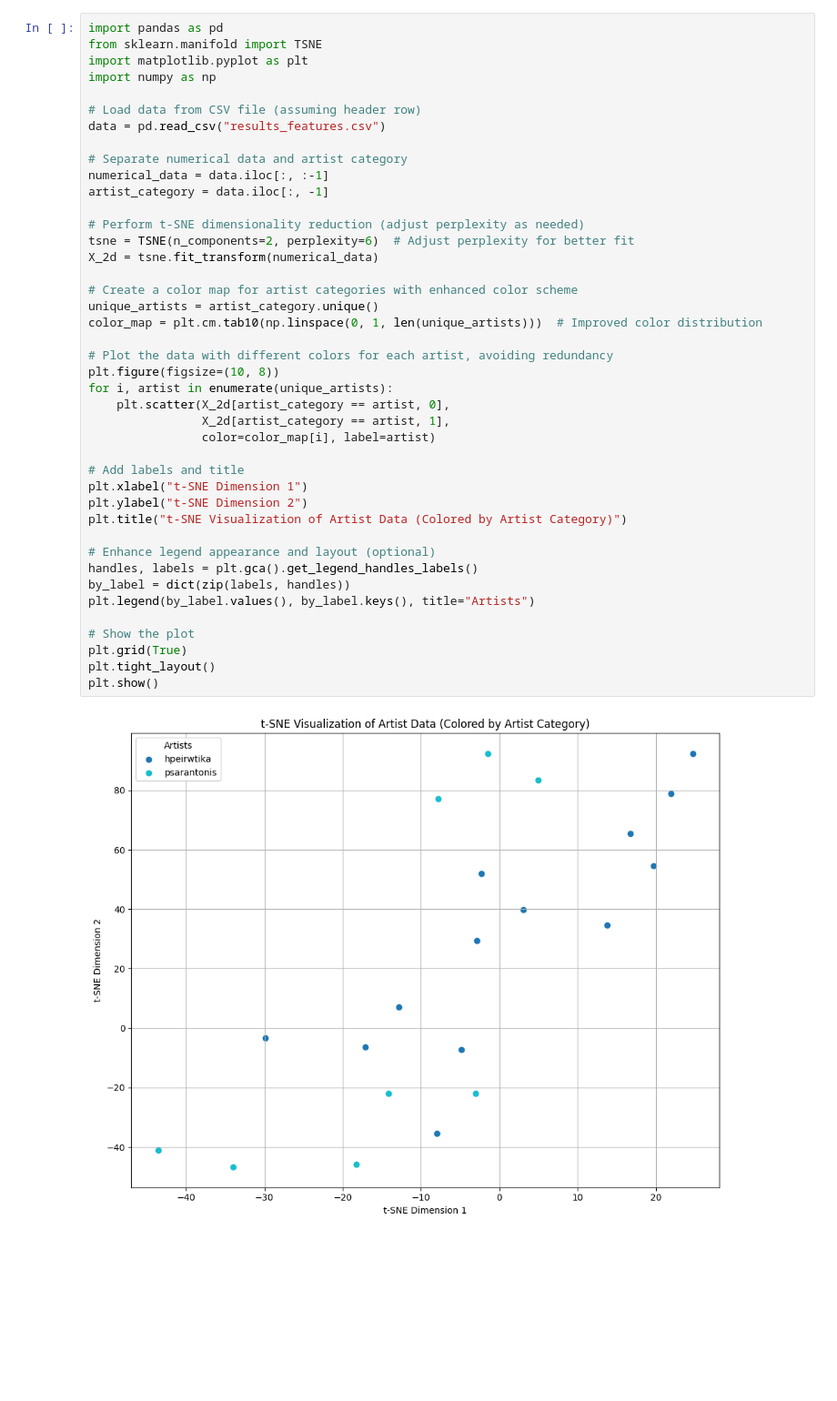
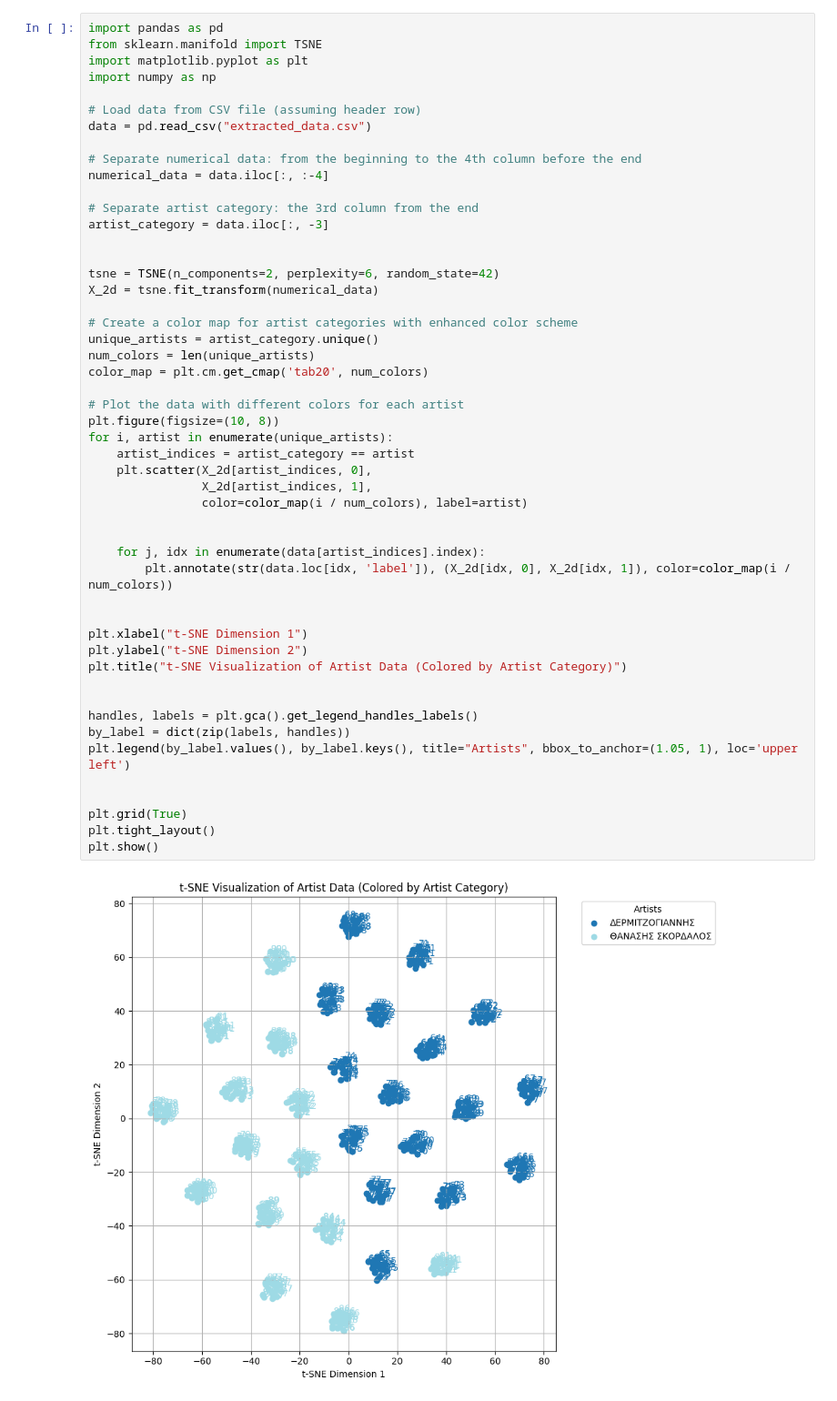
Before and after one commit to DimitrisDalis1/NTALIS-DIMITRIOS-THESIS-on-music-data-analysis, a Jupyter notebook: SCRIPTS/TSNE-audio_analysis.ipynb, the cells around one changed output. Shown at 91% size. Saved outputs shown, nothing was run; the diff lists cells and outputs as text; blank space fills up the shorter version.

```diff
--- a/SCRIPTS/TSNE-audio_analysis.ipynb
+++ b/SCRIPTS/TSNE-audio_analysis.ipynb
@@ -1,44 +1,52 @@
 # %%
 import pandas as pd
 from sklearn.manifold import TSNE
 import matplotlib.pyplot as plt
 import numpy as np
 
 # Load data from CSV file (assuming header row)
-data = pd.read_csv("results_features.csv")
+data = pd.read_csv("extracted_data.csv")
 
-# Separate numerical data and artist category
-numerical_data = data.iloc[:, :-1]
-artist_category = data.iloc[:, -1]
+# Separate numerical data: from the beginning to the 4th column before the end
+numerical_data = data.iloc[:, :-4]
 
-# Perform t-SNE dimensionality reduction (adjust perplexity as needed)
-tsne = TSNE(n_components=2, perplexity=6)  # Adjust perplexity for better fit
+# Separate artist category: the 3rd column from the end
+artist_category = data.iloc[:, -3]
+
+
+tsne = TSNE(n_components=2, perplexity=6, random_state=42)
 X_2d = tsne.fit_transform(numerical_data)
 
 # Create a color map for artist categories with enhanced color scheme
 unique_artists = artist_category.unique()
-color_map = plt.cm.tab10(np.linspace(0, 1, len(unique_artists)))  # Improved color distribution
+num_colors = len(unique_artists)
+color_map = plt.cm.get_cmap('tab20', num_colors)
 
-# Plot the data with different colors for each artist, avoiding redundancy
+# Plot the data with different colors for each artist
 plt.figure(figsize=(10, 8))
 for i, artist in enumerate(unique_artists):
-    plt.scatter(X_2d[artist_category == artist, 0],
-                X_2d[artist_category == artist, 1],
-                color=color_map[i], label=artist)
+    artist_indices = artist_category == artist
+    plt.scatter(X_2d[artist_indices, 0],
+                X_2d[artist_indices, 1],
+                color=color_map(i / num_colors), label=artist)
 
-# Add labels and title
+
+    for j, idx in enumerate(data[artist_indices].index):
+        plt.annotate(str(data.loc[idx, 'label']), (X_2d[idx, 0], X_2d[idx, 1]), color=color_map(i / num_colors))
+
+
 plt.xlabel("t-SNE Dimension 1")
 plt.ylabel("t-SNE Dimension 2")
 plt.title("t-SNE Visualization of Artist Data (Colored by Artist Category)")
 
-# Enhance legend appearance and layout (optional)
+
 handles, labels = plt.gca().get_legend_handles_labels()
 by_label = dict(zip(labels, handles))
-plt.legend(by_label.values(), by_label.keys(), title="Artists")
+plt.legend(by_label.values(), by_label.keys(), title="Artists", bbox_to_anchor=(1.05, 1), loc='upper left')
 
-# Show the plot
+
 plt.grid(True)
 plt.tight_layout()
 plt.show()
 # %% [output]
-[figure, old version]
+[figure, new version]
```
Also changed, not shown: parts of 8 cells of this notebook.
